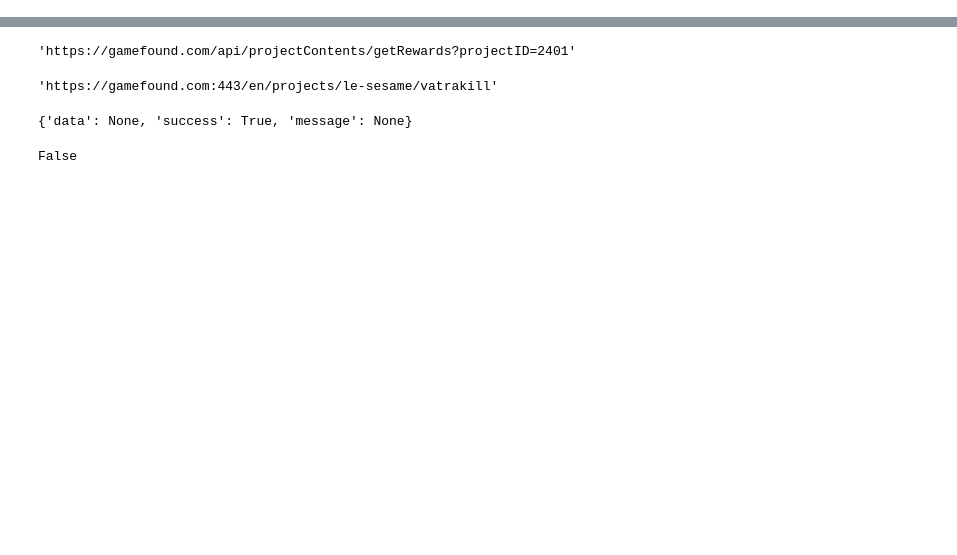
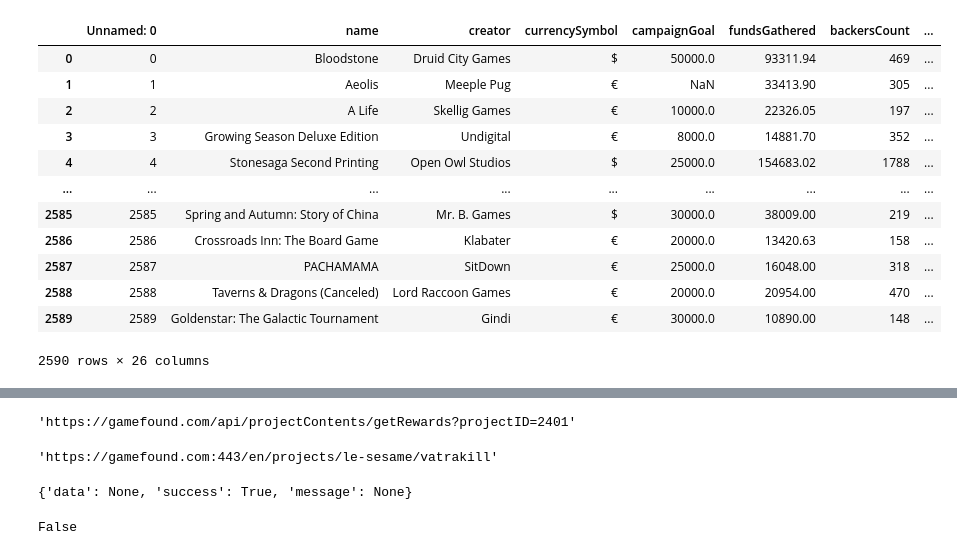
Before and after one commit to jjongseon/Asac-project, a Jupyter notebook: 01_Src/crawling/gamefound_rewards_crawl.ipynb, the cells around one changed output, grey strips where cells are left out. Cells and saved outputs as stored; diff of their text form; code cells hidden in the pictures; blank space fills up the shorter version.

```diff
--- a/01_Src/gamefound_rewards_crawl.ipynb
+++ b/01_Src/crawling/gamefound_rewards_crawl.ipynb
@@ -1,13 +1,23 @@
 # %%
-import requests
-import re
 import pandas as pd
-import os
 
-current_dir = os.getcwd()
-parent_dir = os.path.dirname(current_dir)
-
-df = pd.read_csv(parent_dir+"\\02_Data\\raw\\gamefound_list.csv")
+df = pd.read_csv("../../02_Data/raw/gamefound_list.csv")
+# %%
+df
+# %% [output]
+|  | Unnamed: 0 | name | creator | currencySymbol | campaignGoal | fundsGathered | backersCount | ... |
+| 0 | 0 | Bloodstone | Druid City Games | $ | 50000.0 | 93311.94 | 469 | ... |
+| 1 | 1 | Aeolis | Meeple Pug | € | NaN | 33413.90 | 305 | ... |
+| 2 | 2 | A Life | Skellig Games | € | 10000.0 | 22326.05 | 197 | ... |
+| 3 | 3 | Growing Season Deluxe Edition | Undigital | € | 8000.0 | 14881.70 | 352 | ... |
+| 4 | 4 | Stonesaga Second Printing | Open Owl Studios | $ | 25000.0 | 154683.02 | 1788 | ... |
+| ... | ... | ... | ... | ... | ... | ... | ... | ... |
+| 2585 | 2585 | Spring and Autumn: Story of China | Mr. B. Games | $ | 30000.0 | 38009.00 | 219 | ... |
+| 2586 | 2586 | Crossroads Inn: The Board Game | Klabater | € | 20000.0 | 13420.63 | 158 | ... |
+| 2587 | 2587 | PACHAMAMA | SitDown | € | 25000.0 | 16048.00 | 318 | ... |
+| 2588 | 2588 | Taverns & Dragons (Canceled) | Lord Raccoon Games | € | 20000.0 | 20954.00 | 470 | ... |
+| 2589 | 2589 | Goldenstar: The Galactic Tournament | Gindi | € | 30000.0 | 10890.00 | 148 | ... |
+2590 rows × 26 columns
 # %%
 import requests
 import re
```
Also changed, not shown: parts of 2 cells of this notebook, 4 other files.
